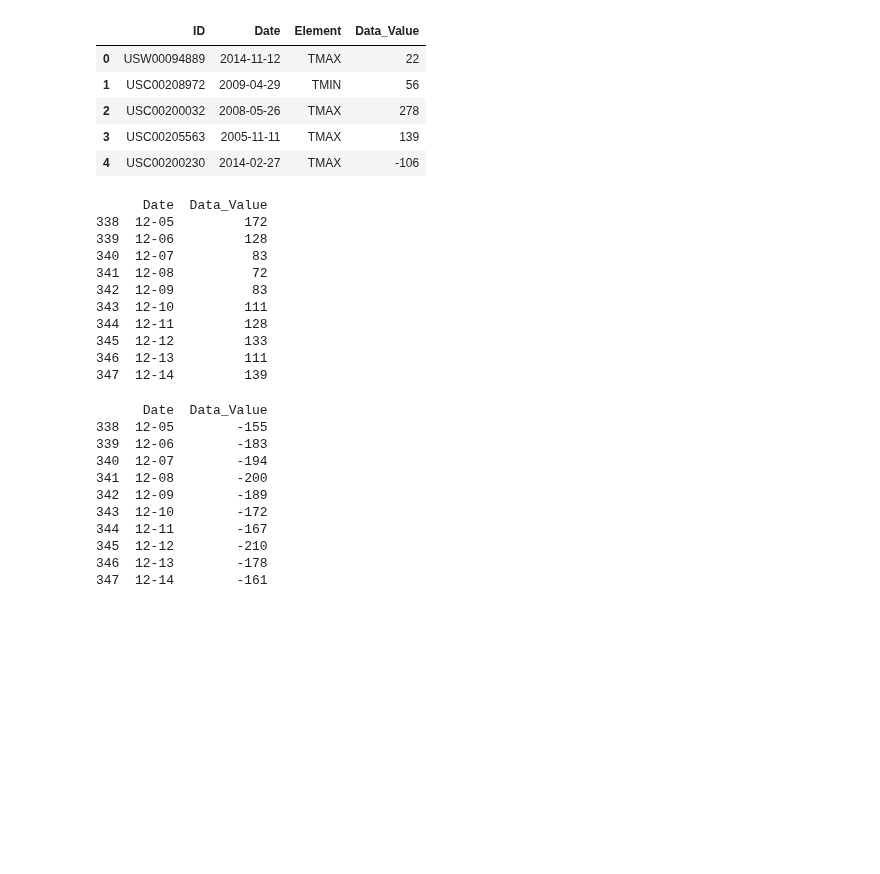
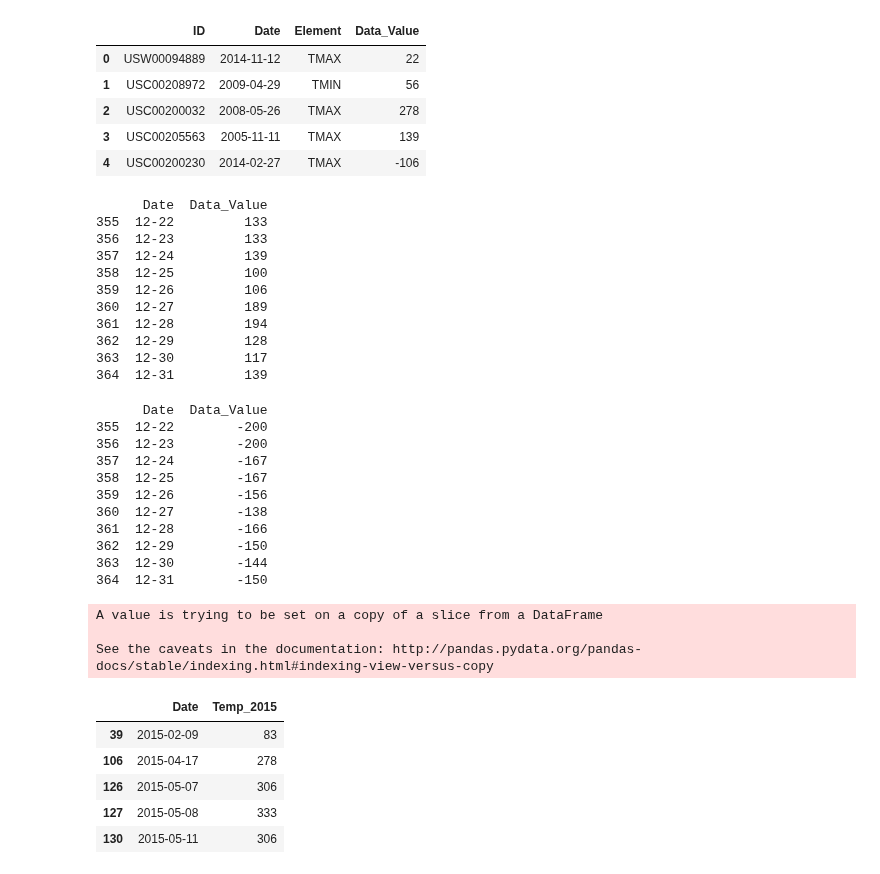
Before and after one commit to EnzoCalogero/Python_DataScience, a Jupyter notebook: course2/Assignment2.ipynb, the cells around one changed output. Saved outputs shown, nothing was run; the diff lists cells and outputs as text; code cells hidden in the pictures; blank space fills up the shorter version.

```diff
--- a/course2/Assignment2.ipynb
+++ b/course2/Assignment2.ipynb
@@ -82,8 +82,9 @@ def giveMax(df):
     Max_=Max_.sort_values("Date")
     Max_['Date']=Max_.Date.str[5:]
     Max_= Max_[Max_['Date'] != '02-29']
-    Max_= Max_[Max_['Date'] < '12-15']
-
+    ##############
+    #Max_= Max_[Max_['Date'] < '12-15']
+    ##################
     #print(Max_.head())
     MaxGroup=Max_.groupby('Date').agg(max)
     #MaxGroup=MaxGroup.sort_values("Date")
@@ -92,16 +93,16 @@ Massimo=giveMax(Before)
 print(Massimo.tail(10))
 # %% [output]
       Date  Data_Value
-338  12-05         172
-339  12-06         128
-340  12-07          83
-341  12-08          72
-342  12-09          83
-343  12-10         111
-344  12-11         128
-345  12-12         133
-346  12-13         111
-347  12-14         139
+355  12-22         133
+356  12-23         133
+357  12-24         139
+358  12-25         100
+359  12-26         106
+360  12-27         189
+361  12-28         194
+362  12-29         128
+363  12-30         117
+364  12-31         139
 # %%
 def giveMin(df):
     min_=df.copy()
@@ -109,8 +110,9 @@ def giveMin(df):
     min_=min_.drop(['ID','Element'],axis=1)
     min_['Date']=min_.Date.str[5:]
     min_= min_[min_['Date'] != '02-29']
-    min_= min_[min_['Date'] < '12-15']
-
+    ####################
+    #min_= min_[min_['Date'] < '12-15']
+    ###############
     min_=min_.sort_values("Date")
     MinGroup=min_.groupby('Date').agg(min)
     return MinGroup.reset_index()
@@ -119,13 +121,13 @@ Minimo=giveMin(Before)
 print(Minimo.tail(10))
 # %% [output]
       Date  Data_Value
-338  12-05        -155
-339  12-06        -183
-340  12-07        -194
-341  12-08        -200
-342  12-09        -189
-343  12-10        -172
-344  12-11        -167
-345  12-12        -210
-346  12-13        -178
-347  12-14        -161
+355  12-22        -200
+356  12-23        -200
+357  12-24        -167
+358  12-25        -167
+359  12-26        -156
+360  12-27        -138
+361  12-28        -166
+362  12-29        -150
+363  12-30        -144
+364  12-31        -150
@@ -132,3 +148,29 @@ print(Minimo.tail(10))
+# %%
+def ExtremMax():
+    Massimo2015=giveMax(After)
+    Massimo=giveMax(Before)
+    #Minimo2015['Date']='2015-'+Minimo2015['Date']
+    Massimo2015.columns=['Date','Temp_2015']
+    Massimo.columns=['Date','Temp_Before']
+    Masimus=Massimo.merge(Massimo2015,on='Date')
+    Masimus['flag']=0
+    Masimus.flag[Masimus['Temp_Before']<Masimus['Temp_2015']]=1
+    Masimus=Masimus[Masimus['flag']==1]
+    Masimus=Masimus[['Date','Temp_2015']]
+    Masimus['Date']='2015-'+Masimus['Date']
+    return Masimus
+Masimus=ExtremMax()
+Masimus.head()
+# %% [output]
+A value is trying to be set on a copy of a slice from a DataFrame
+
+See the caveats in the documentation: http://pandas.pydata.org/pandas-docs/stable/indexing.html#indexing-view-versus-copy
+|  | Date | Temp_2015 |
+| 39 | 2015-02-09 | 83 |
+| 106 | 2015-04-17 | 278 |
+| 126 | 2015-05-07 | 306 |
+| 127 | 2015-05-08 | 333 |
+| 130 | 2015-05-11 | 306 |
 # %%
 from matplotlib.dates import DateFormatter
 from matplotlib.artist import Artist
```
Also changed, not shown: parts of 4 cells of this notebook, 4 other files.
